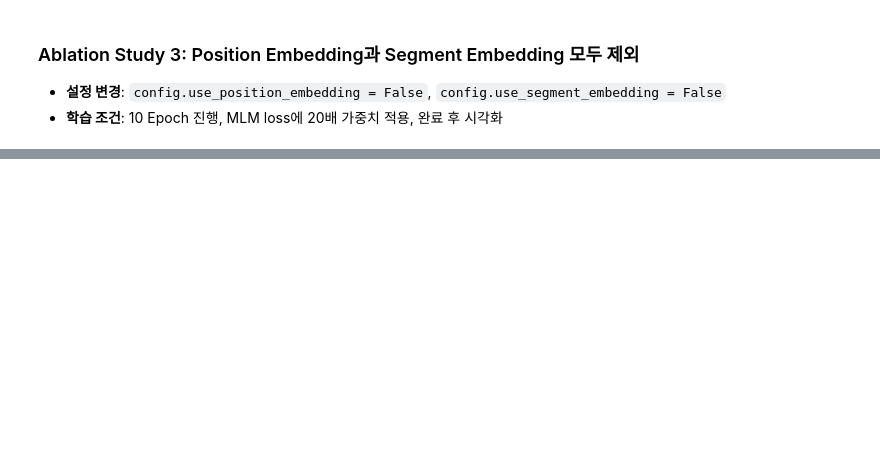
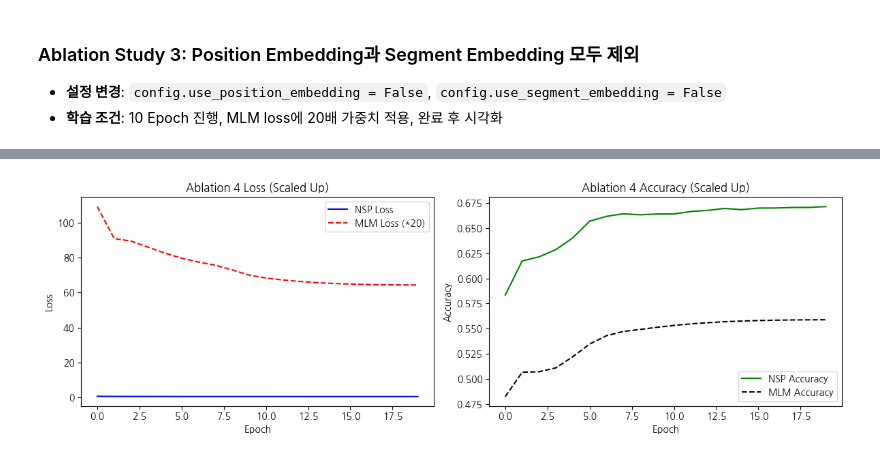
Before and after one commit to eaglesjo012/AIFFEL_quest_rs, a Jupyter notebook: GoingDeeper/GD07/GD07.ipynb, the cells around one changed output, grey strips where cells are left out. Saved outputs shown, nothing was run; the diff lists cells and outputs as text; code cells hidden in the pictures; blank space fills up the shorter version.

```diff
--- a/GoingDeeper/GD07/GD07.ipynb
+++ b/GoingDeeper/GD07/GD07.ipynb
@@ -1729,0 +1736,18 @@ Epoch 10/10 - Loss: 75.8765, NSP Loss: 0.6922, MLM Loss: 75.1843
+# %%
+import sentencepiece as spm
+import numpy as np
+
+print("=== Ablation Study 4: 데이터 로딩 수 증가 (256,000) ===")
+
+# 모델 테스트 시 vocab 변수가 임시 객체로 덮어씌워졌으므로 SentencePiece 모델을 다시 로드합니다.
+vocab = spm.SentencePieceProcessor()
+vocab.load(f"{model_dir}/ko_32000.model")
+
+# 기존 128,000개에서 2배인 256,000개로 데이터를 늘려서 로딩합니다.
+pre_train_inputs_large, pre_train_labels_large = load_pre_train_data(vocab, pretrain_json_path, 128, count=256000)
+
+# 데이터를 GPU로 이동
+pre_train_inputs_large = [torch.tensor(np.array(x)).to(device) for x in pre_train_inputs_large]
+pre_train_labels_large = [torch.tensor(np.array(x)).to(device) for x in pre_train_labels_large]
+
+print("Data Load Complete!")
@@ -1729,0 +1853,26 @@ Epoch 10/10 - Loss: 75.8765, NSP Loss: 0.6922, MLM Loss: 75.1843
+# %%
+import matplotlib.pyplot as plt
+
+# 시각화 코드 작성
+plt.figure(figsize=(12, 4))
+
+plt.subplot(1, 2, 1)
+plt.plot(history_ablation_4['nsp_loss'], 'b-', label='NSP Loss')
+plt.plot(history_ablation_4['mlm_loss'], 'r--', label='MLM Loss (*20)')
+plt.xlabel('Epoch')
+plt.ylabel('Loss')
+plt.title('Ablation 4 Loss (Scaled Up)')
+plt.legend()
+
+plt.subplot(1, 2, 2)
+plt.plot(history_ablation_4['nsp_acc'], 'g-', label='NSP Accuracy')
+plt.plot(history_ablation_4['mlm_acc'], 'k--', label='MLM Accuracy')
+plt.xlabel('Epoch')
+plt.ylabel('Accuracy')
+plt.title('Ablation 4 Accuracy (Scaled Up)')
+plt.legend()
+
+plt.tight_layout()
+plt.show()
+# %% [output]
+[figure, added]
```
Also changed, not shown: parts of 15 cells of this notebook.
